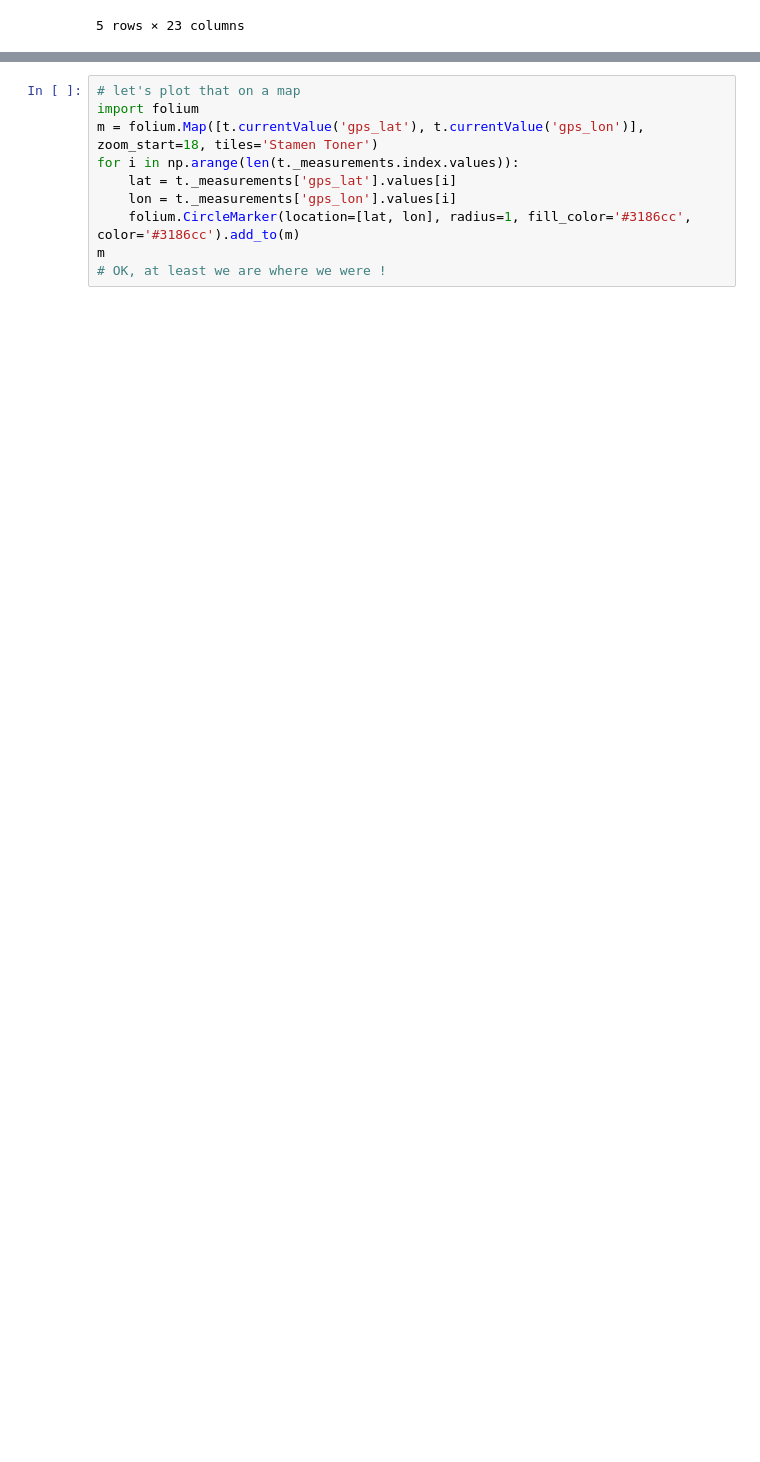
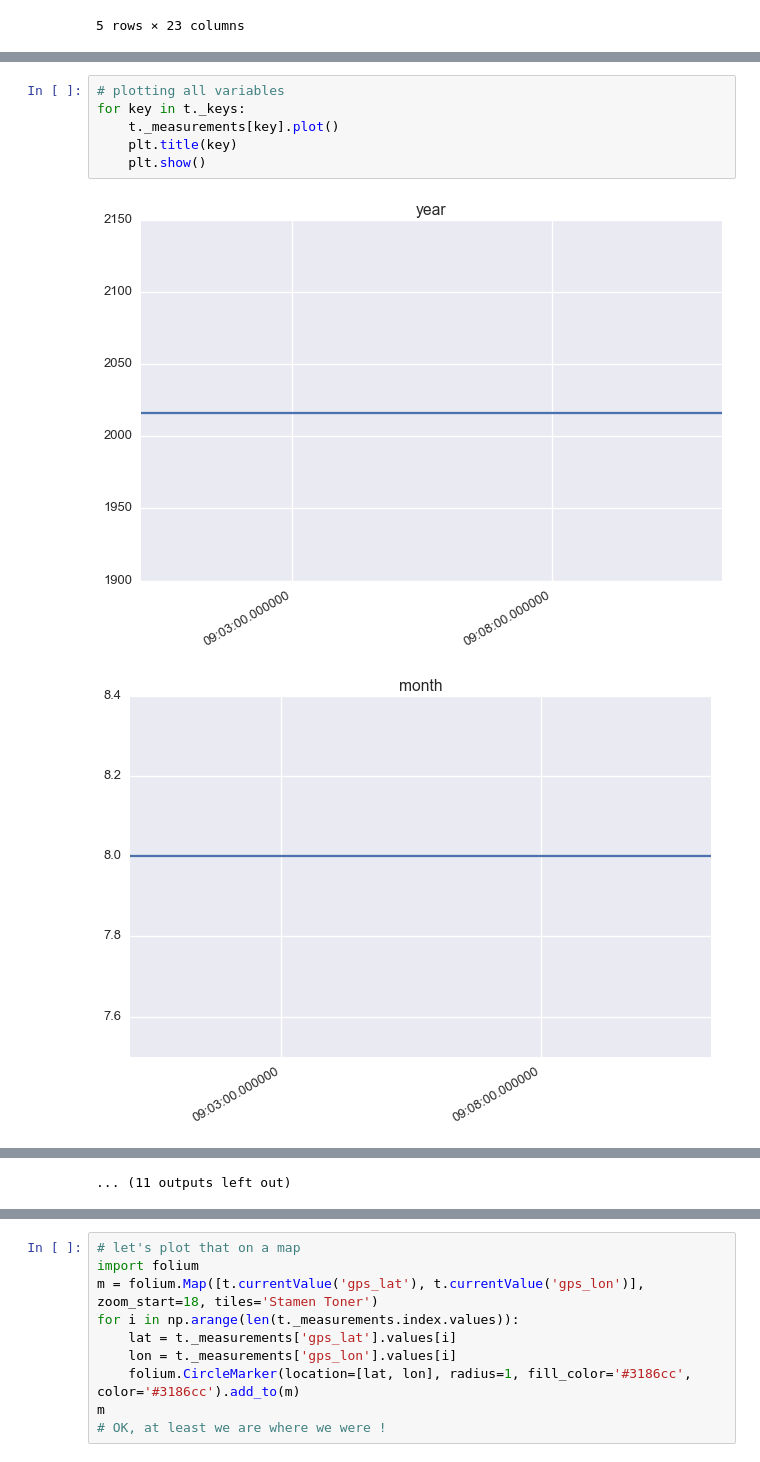
Before and after one commit to hydrones/hydrones, a Jupyter notebook: hydrones/visu/Canal_1.ipynb, the cells around one changed output, grey strips where cells are left out. Cells and saved outputs as stored; diff of their text form; blank space fills up the shorter version.

```diff
--- a/hydrones/visu/Canal_1.ipynb
+++ b/hydrones/visu/Canal_1.ipynb
@@ -43,0 +54,9 @@ len(t._measurements.index.values)
+# %%
+# plotting all variables
+for key in t._keys:
+    t._measurements[key].plot()
+    plt.title(key)
+    plt.show()
+# %% [output]
+[figure, added]
+[figure, added]
@@ -44,3 +73,4 @@ len(t._measurements.index.values)
+... (11 outputs left out)
 # %%
 # let's have a look a the position of the data points
 t._measurements['gps_lat'].plot()
```
Also changed, not shown: parts of 11 cells of this notebook, 1 other file.
